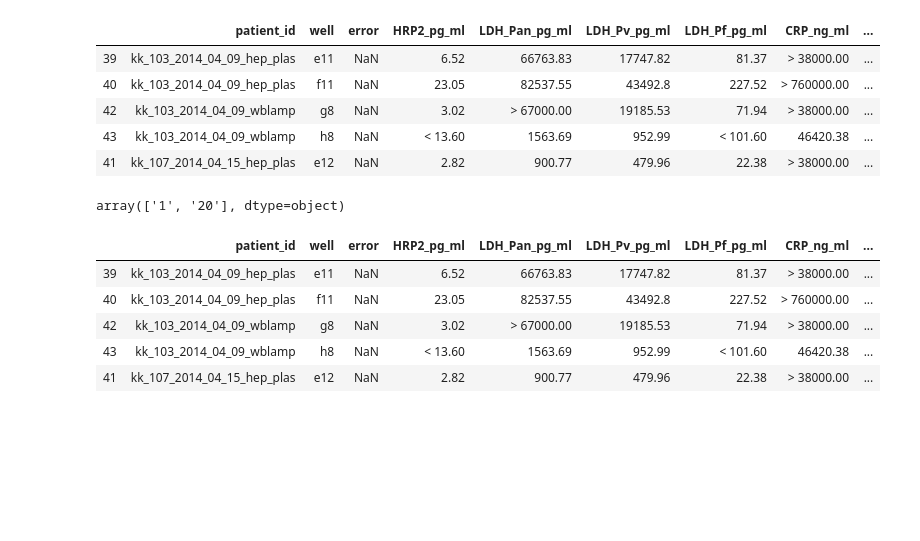
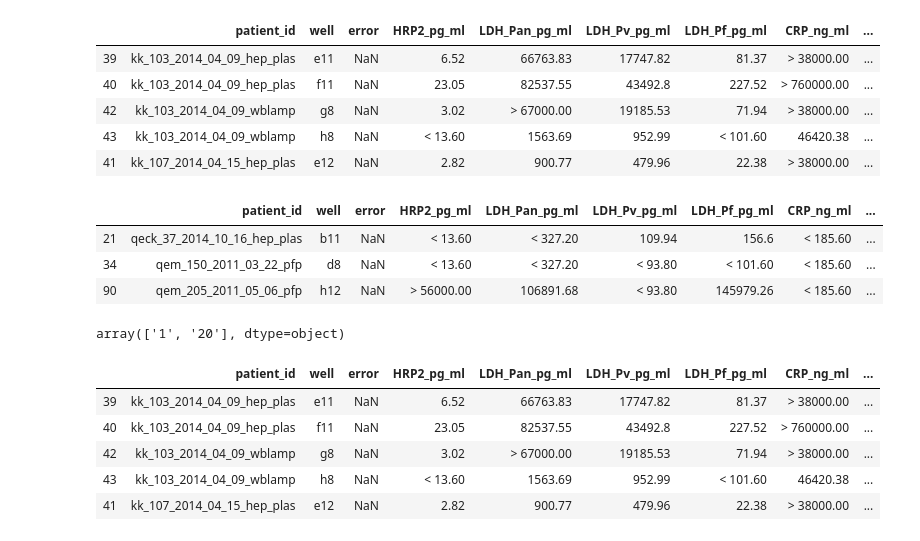
Before and after one commit to MACEPA/DIAMETER, a Jupyter notebook: ipynbs/processing/5plex_data_processing.ipynb, the cells around one changed output. Saved outputs shown, nothing was run; the diff lists cells and outputs as text; code cells hidden in the pictures; blank space fills up the shorter version.

```diff
--- a/ipynbs/processing/5plex_data_processing.ipynb
+++ b/ipynbs/processing/5plex_data_processing.ipynb
@@ -58,6 +58,13 @@ samples_data.head()
 | 42 | kk_103_2014_04_09_wblamp | g8 | NaN | 3.02 | > 67000.00 | 19185.53 | 71.94 | > 38000.00 | ... |
 | 43 | kk_103_2014_04_09_wblamp | h8 | NaN | < 13.60 | 1563.69 | 952.99 | < 101.60 | 46420.38 | ... |
 | 41 | kk_107_2014_04_15_hep_plas | e12 | NaN | 2.82 | 900.77 | 479.96 | 22.38 | > 38000.00 | ... |
+# %%
+samples_data.loc[samples_data['CRP_ng_ml'].str.contains('<')].head()
+# %% [output]
+|  | patient_id | well | error | HRP2_pg_ml | LDH_Pan_pg_ml | LDH_Pv_pg_ml | LDH_Pf_pg_ml | CRP_ng_ml | ... |
+| 21 | qeck_37_2014_10_16_hep_plas | b11 | NaN | < 13.60 | < 327.20 | 109.94 | 156.6 | < 185.60 | ... |
+| 34 | qem_150_2011_03_22_pfp | d8 | NaN | < 13.60 | < 327.20 | < 93.80 | < 101.60 | < 185.60 | ... |
+| 90 | qem_205_2011_05_06_pfp | h12 | NaN | > 56000.00 | 106891.68 | < 93.80 | 145979.26 | < 185.60 | ... |
 # %%
 samples_data['concentration'].unique()
 # %% [output]
```
Also changed, not shown: parts of 14 cells of this notebook, 1 other file.
